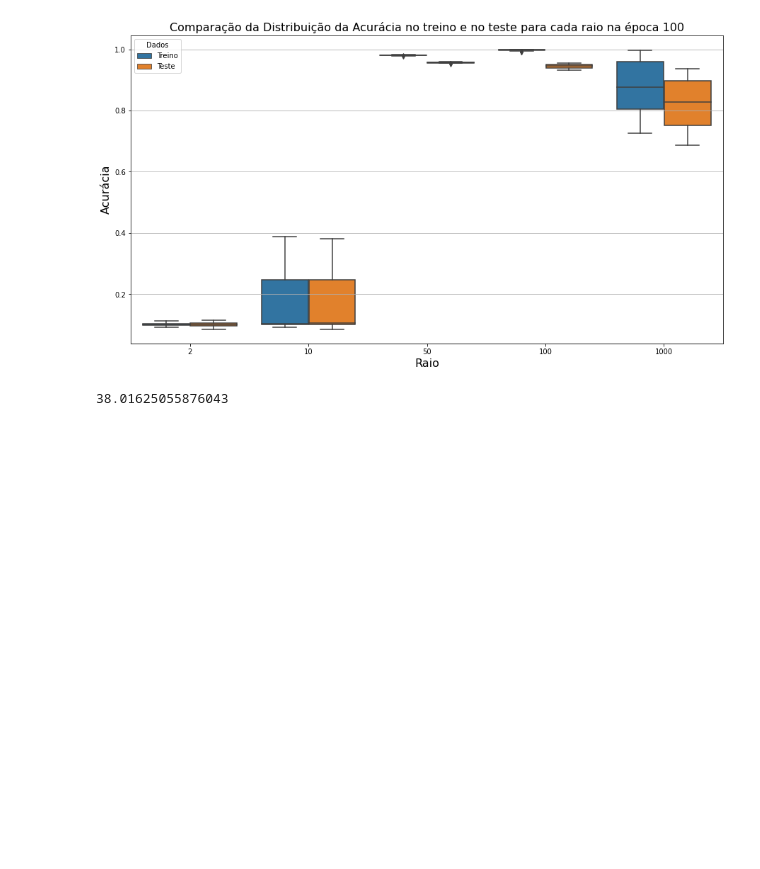
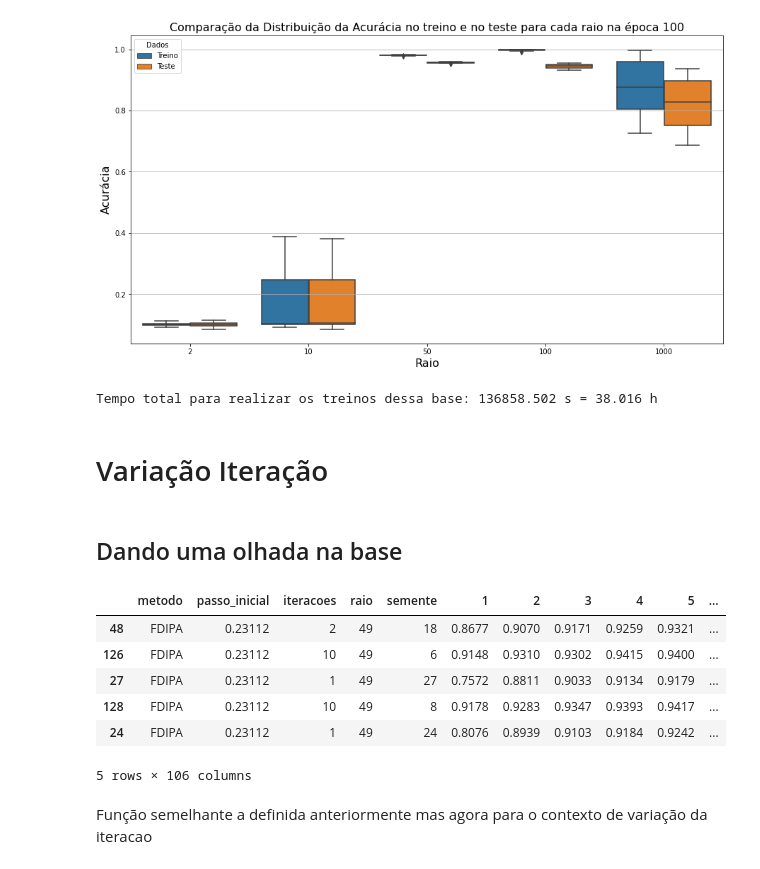
Before and after one commit to vitormgou/FDIPA-ANN, a Jupyter notebook: filtragem_resultados.ipynb, the cells around one changed output. Drawn from its saved outputs; the diff is of its cells as text; code cells hidden in the pictures; blank space fills up the shorter version.

```diff
--- a/filtragem_resultados.ipynb
+++ b/filtragem_resultados.ipynb
@@ -200,7 +181,35 @@ plt.grid(axis='y')
 plt.show()
 # %% [output]
 [figure]
-# %%
-acuracia_teste_raio['tempo'].sum()/3600
-# %% [output]
-38.01625055876043
+# %%
+tempo = acuracia_teste_raio['tempo'].sum()
+print(f'Tempo total para realizar os treinos dessa base: {tempo:.3f} s = {tempo/3600:.3f} h')
+# %% [output]
+Tempo total para realizar os treinos dessa base: 136858.502 s = 38.016 h
+# %% [markdown]
+# Variação Iteração
+# %%
+caminho = 'TabelasVariacaoIteracao/'
+acuracia_teste_iteracao  = pd.read_csv(caminho+'acuracia_teste.csv')
+acuracia_treino_iteracao = pd.read_csv(caminho+'acuracia_treino.csv')
+norma_peso_iteracao      = pd.read_csv(caminho+'norma_peso.csv')
+perda_teste_iteracao     = pd.read_csv(caminho+'perda_teste.csv')
+perda_treino_iteracao    = pd.read_csv(caminho+'perda_treino.csv')
+colunas = acuracia_treino_iteracao.columns
+colunas_parametros = colunas[1:4]
+colunas_epocas = colunas[5:-1]
+colunas_epocas_int = np.array(list(map(int,colunas_epocas)))
+# %% [markdown]
+## Dando uma olhada na base
+# %%
+acuracia_teste_iteracao.sample(5)
+# %% [output]
+|  | metodo | passo_inicial | iteracoes | raio | semente | 1 | 2 | 3 | 4 | 5 | ... |
+| 48 | FDIPA | 0.23112 | 2 | 49 | 18 | 0.8677 | 0.9070 | 0.9171 | 0.9259 | 0.9321 | ... |
+| 126 | FDIPA | 0.23112 | 10 | 49 | 6 | 0.9148 | 0.9310 | 0.9302 | 0.9415 | 0.9400 | ... |
+| 27 | FDIPA | 0.23112 | 1 | 49 | 27 | 0.7572 | 0.8811 | 0.9033 | 0.9134 | 0.9179 | ... |
+| 128 | FDIPA | 0.23112 | 10 | 49 | 8 | 0.9178 | 0.9283 | 0.9347 | 0.9393 | 0.9417 | ... |
+| 24 | FDIPA | 0.23112 | 1 | 49 | 24 | 0.8076 | 0.8939 | 0.9103 | 0.9184 | 0.9242 | ... |
+5 rows × 106 columns
+# %% [markdown]
+Função semelhante a definida anteriormente mas agora para o contexto de variação da iteracao
```
Also changed, not shown: parts of 21 cells of this notebook.
